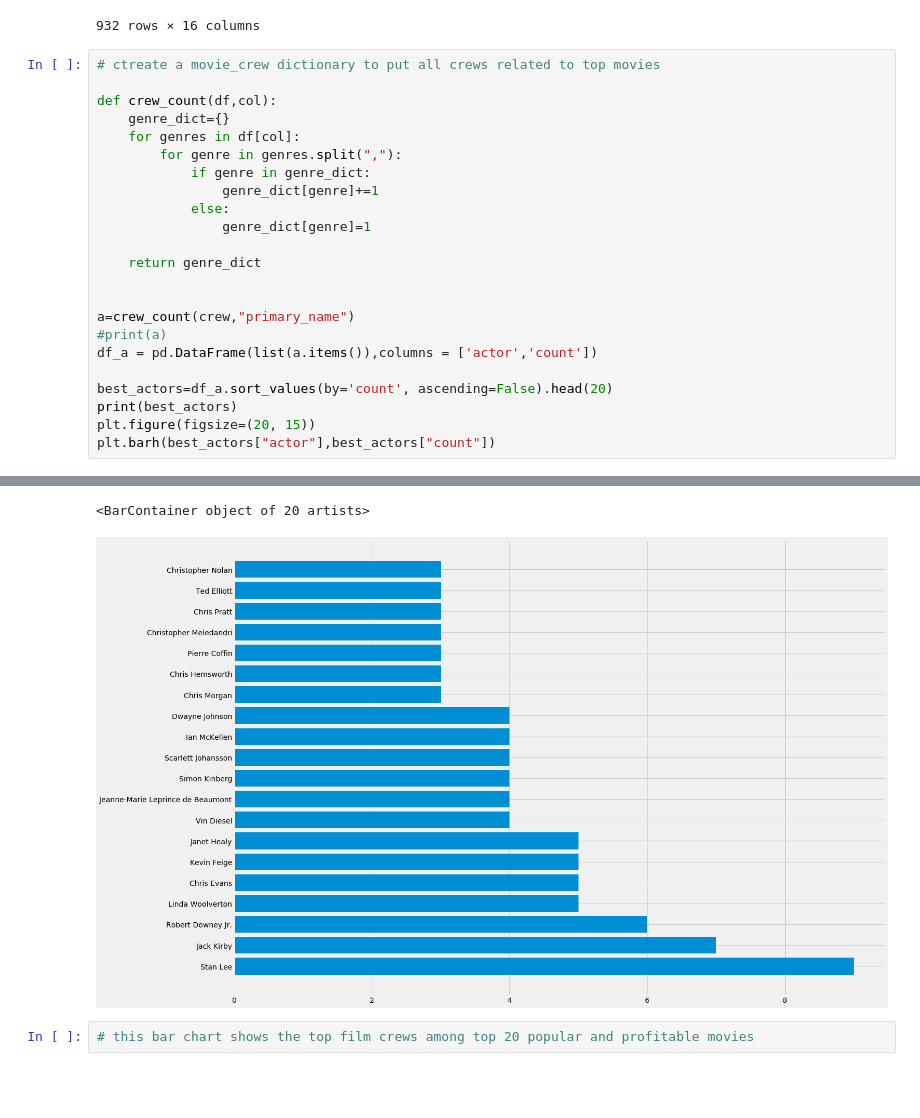
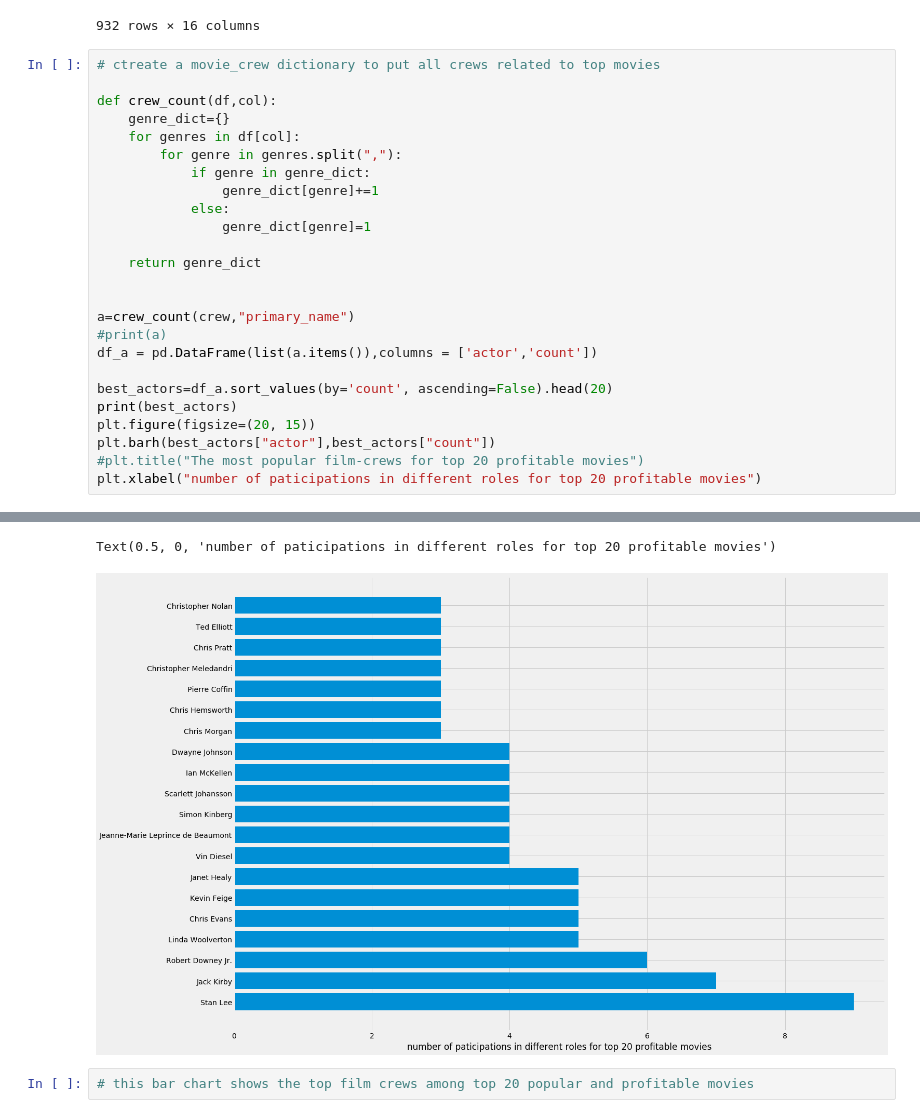
Before and after one commit to FarnazG/dsc-mod-1-project-v2-1-online-ds-ft-120919, a Jupyter notebook: student.ipynb, the cells around one changed output, grey strips where cells are left out. Drawn from its saved outputs; the diff is of its cells as text; blank space fills up the shorter version.

```diff
--- a/student.ipynb
+++ b/student.ipynb
@@ -606,34 +613,36 @@ def crew_count(df,col):
 
     return genre_dict
 
 
 a=crew_count(crew,"primary_name")
 #print(a)
 df_a = pd.DataFrame(list(a.items()),columns = ['actor','count'])
 
 best_actors=df_a.sort_values(by='count', ascending=False).head(20)
 print(best_actors)
 plt.figure(figsize=(20, 15))
 plt.barh(best_actors["actor"],best_actors["count"])
+#plt.title("The most popular film-crews for top 20 profitable movies")
+plt.xlabel("number of paticipations in different roles for top 20 profitable movies")
 # %% [output]
                                  actor  count
 30                            Stan Lee      9
 38                          Jack Kirby      7
 39                   Robert Downey Jr.      6
 130                   Linda Woolverton      5
 35                         Chris Evans      5
 61                         Kevin Feige      5
 138                        Janet Healy      5
 57                          Vin Diesel      4
 109  Jeanne-Marie Leprince de Beaumont      4
 353                      Simon Kinberg      4
 62                  Scarlett Johansson      4
 ... (5 lines left out)
 146             Christopher Meledandri      3
 40                         Chris Pratt      3
 479                        Ted Elliott      3
 306                  Christopher Nolan      3
-<BarContainer object of 20 artists>
+Text(0.5, 0, 'number of paticipations in different roles for top 20 profitable movies')
-[figure, old version]
+[figure, new version]
 # %%
 # this bar chart shows the top film crews among top 20 popular and profitable movies
```
Also changed, not shown: parts of 5 cells of this notebook, 2 other files.
